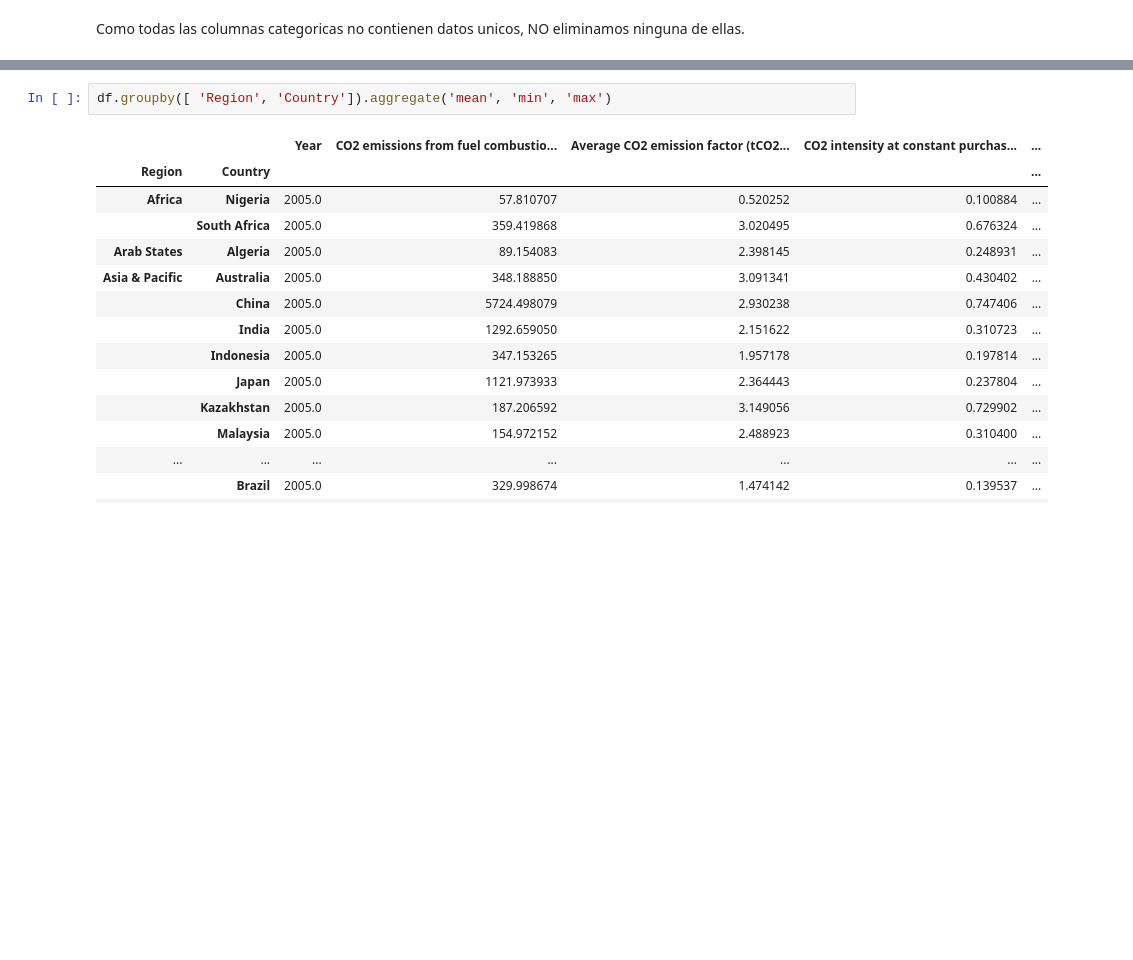
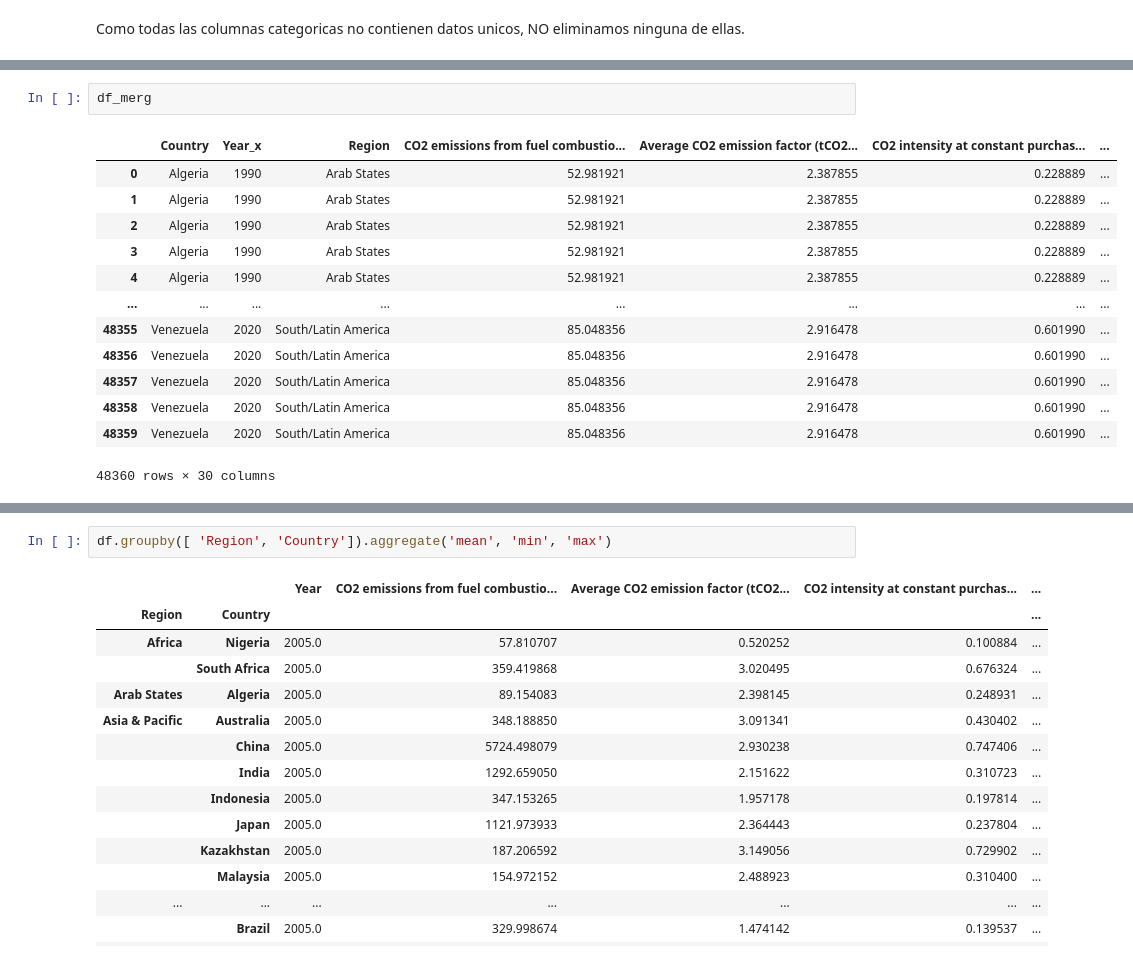
Before and after one commit to LMXCC79/DS_PT_09_2023, a Jupyter notebook: Data_Analysis/EDA/src/Limpieza_Data.ipynb, the cells around one changed output, grey strips where cells are left out. Cells and saved outputs as stored; diff of their text form; blank space fills up the shorter version.

```diff
--- a/Data_Analysis/EDA/src/Limpieza_Data.ipynb
+++ b/Data_Analysis/EDA/src/Limpieza_Data.ipynb
@@ -104,0 +313,16 @@ df.describe(exclude=object).round(2)
+# %%
+df_merg
+# %% [output]
+|  | Country | Year_x | Region | CO2 emissions from fuel combustio... | Average CO2 emission factor (tCO2... | CO2 intensity at constant purchas... | ... |
+| 0 | Algeria | 1990 | Arab States | 52.981921 | 2.387855 | 0.228889 | ... |
+| 1 | Algeria | 1990 | Arab States | 52.981921 | 2.387855 | 0.228889 | ... |
+| 2 | Algeria | 1990 | Arab States | 52.981921 | 2.387855 | 0.228889 | ... |
+| 3 | Algeria | 1990 | Arab States | 52.981921 | 2.387855 | 0.228889 | ... |
+| 4 | Algeria | 1990 | Arab States | 52.981921 | 2.387855 | 0.228889 | ... |
+| ... | ... | ... | ... | ... | ... | ... | ... |
+| 48355 | Venezuela | 2020 | South/Latin America | 85.048356 | 2.916478 | 0.601990 | ... |
+| 48356 | Venezuela | 2020 | South/Latin America | 85.048356 | 2.916478 | 0.601990 | ... |
+| 48357 | Venezuela | 2020 | South/Latin America | 85.048356 | 2.916478 | 0.601990 | ... |
+| 48358 | Venezuela | 2020 | South/Latin America | 85.048356 | 2.916478 | 0.601990 | ... |
+| 48359 | Venezuela | 2020 | South/Latin America | 85.048356 | 2.916478 | 0.601990 | ... |
+48360 rows × 30 columns
```
Also changed, not shown: parts of 47 cells of this notebook.
